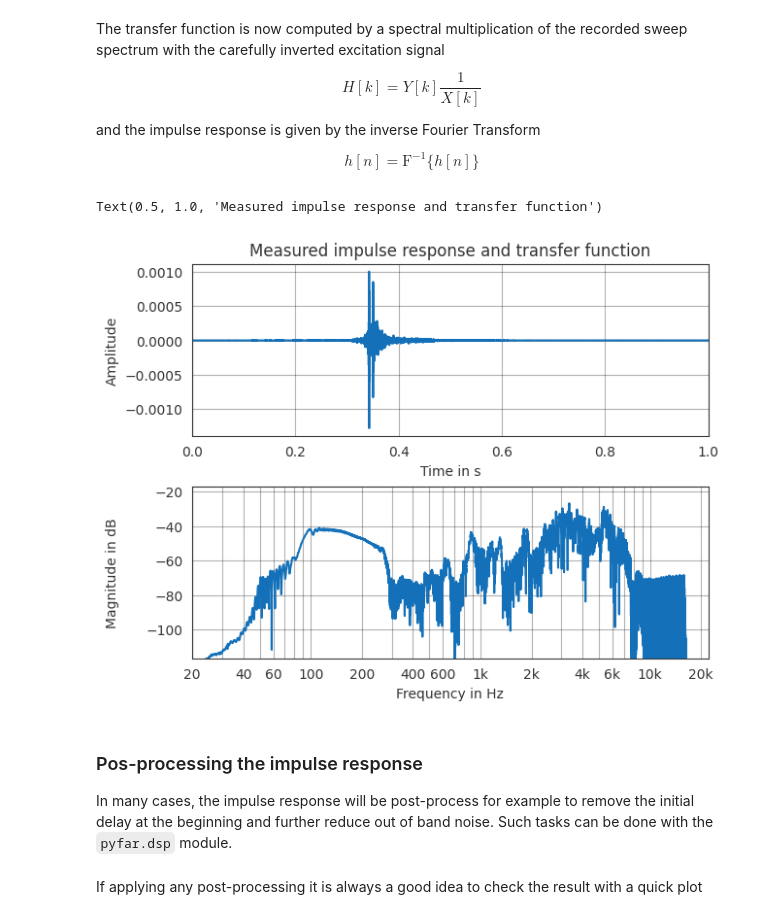
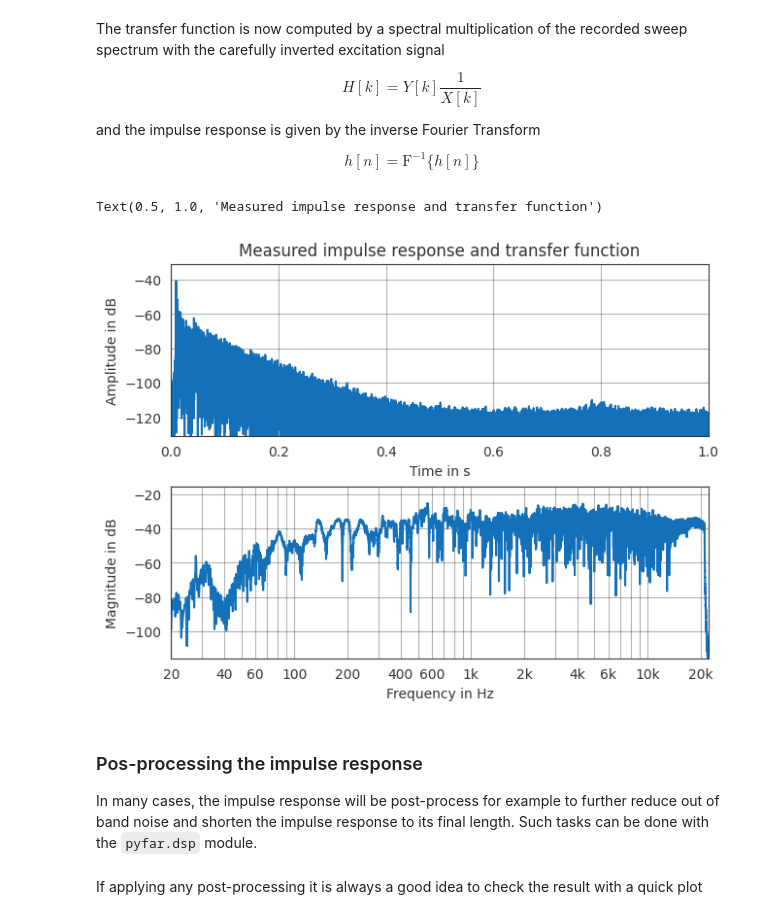
Before and after one commit to pyfar/gallery, a Jupyter notebook: docs/gallery/static/impulse_response_measurement.ipynb, the cells around one changed output. Saved outputs shown, nothing was run; the diff lists cells and outputs as text; code cells hidden in the pictures.

```diff
--- a/docs/gallery/static/impulse_response_measurement.ipynb
+++ b/docs/gallery/static/impulse_response_measurement.ipynb
@@ -29,7 +31,7 @@ This example uses an exponential sine sweep designed in the time domain. For ill
 # %%
 x = pf.signals.exponential_sweep_time(
     n_samples=2**18,
-    frequency_range=[50, 16e3],
+    frequency_range=[50, 22050],
     sampling_rate=44100)
 # %% [markdown]
 and plotted with the `pyfar.plot` module
@@ -59,4 +65,8 @@ Now the system response can be recorded, converted into a pyfar Signal object
 # %%
-y = sd.playrec(
-    x_padded.time.T, x_padded.sampling_rate, channels=1, blocking=True)
-y = pf.Signal(y.flatten(), x_padded.sampling_rate)
+# WATCH YOUR OUTPUT AND INPUT LEVEL
+recording = sd.playrec(
+    x_padded.time.T, x_padded.sampling_rate, channels=2,
+    blocking=True)
+
+y = pf.Signal(recording[:,0].T, x_padded.sampling_rate)
+x_reference = pf.Signal(recording[:,1].T, x_padded.sampling_rate)
@@ -90,7 +102,7 @@ Text(0.5, 1.0, 'Direct inversion of the excitation signal')
 # %% [markdown]
 The solution to this problem is to applied a regularized inversion that limits the inversion effort outside a pre-defined bandwidth. This can be realized with the `pyfar.dsp` module
 # %%
-x_inverted = pf.dsp.regularized_spectrum_inversion(x_padded, (55, 15.75e3))
+x_inverted = pf.dsp.regularized_spectrum_inversion(x_reference, (55, 21000))
 
 ax = pf.plot.freq(x_inverted)
 ax.set_ylim(-80, 0)
@@ -109,14 +121,14 @@ $$h[n]=\mathrm{F}^{-1}\{h[n]\}$$
 # %%
 h = y * x_inverted
 
-ax = pf.plot.time_freq(h)
+ax = pf.plot.time_freq(h, dB_time=True)
 ax[0].set_xlim(0, 1)
 ax[0].set_title('Measured impulse response and transfer function')
 # %% [output]
 Text(0.5, 1.0, 'Measured impulse response and transfer function')
-[figure, old version]
+[figure, new version]
 # %% [markdown]
 ### Pos-processing the impulse response
 
-In many cases, the impulse response will be post-process for example to remove the initial delay at the beginning and further reduce out of band noise. Such tasks can be done with the `pyfar.dsp` module.
+In many cases, the impulse response will be post-process for example to further reduce out of band noise and shorten the impulse response to its final length. Such tasks can be done with the `pyfar.dsp` module.
 # %%
```
Also changed, not shown: parts of 14 cells of this notebook.
